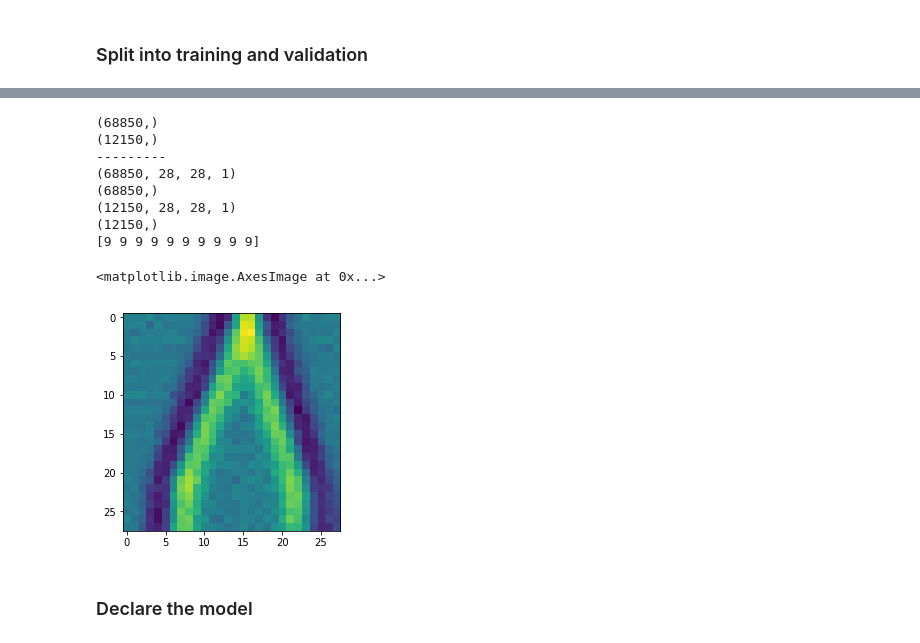
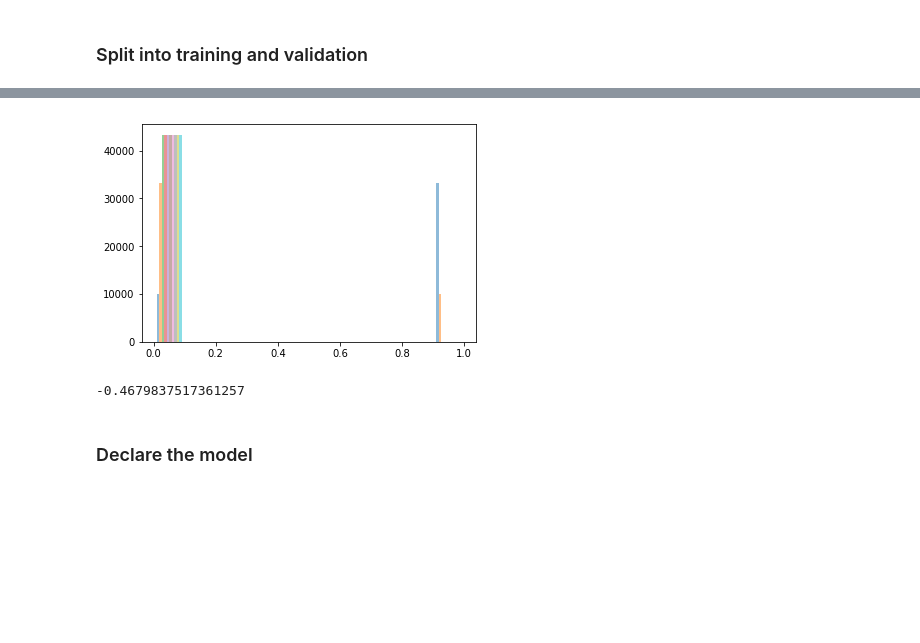
Before and after one commit to adifatol/BIQA, a Jupyter notebook: convNetwork.ipynb, the cells around one changed output, grey strips where cells are left out. Cells and saved outputs as stored; diff of their text form; code cells hidden in the pictures; blank space fills up the shorter version.

```diff
--- a/convNetwork.ipynb
+++ b/convNetwork.ipynb
@@ -162,10 +176,6 @@ Requirement already satisfied: tqdm in /usr/local/lib/python3.6/dist-packages (4
 from skimage.measure import compare_ssim
 from skimage.util.shape import view_as_windows
 from tqdm import tqdm
-
-WH=28
-WINDOW_SHAPE = (WH,WH,3)
-PATCH_COUNT = 324 #TODO this should be automated somehow
 
 def plot_patches(patches):
   w=10
@@ -369,13 +373,23 @@ filtered_02 = all_filtered_patches(all_patches, 0.2)
 ### Split into training and validation
 # %%
 from sklearn.model_selection import train_test_split
+from tensorflow import keras
 
 # Split the data
 x_train, x_valid, y_train, y_valid = train_test_split(np.array(filtered_02), np.array(all_scores), test_size=0.15, shuffle= False)
 
+
+num_classes = 10
+y_train_c = keras.utils.to_categorical(y_train, num_classes)
+y_valid_c = keras.utils.to_categorical(y_valid, num_classes)
+
 print("\ntrain:")
 print(np.array(x_train).shape)
 print(np.array(y_train).shape)
+
+print("\n y categorical:")
+print(np.array(y_train_c).shape)
+print(np.array(y_valid_c).shape)
 
 print("\nvalidation:")
 print(np.array(x_valid).shape)
@@ -399,54 +417,53 @@ Total:
 # %%
-# y_train_oh = np.eye(10)[(y_train*L).astype(int)] # L - The Score Levels used in QAC
-# y_valid_oh = np.eye(10)[(y_valid*L).astype(int)] # L - The Score Levels used in QAC
+# # y_train_oh = np.eye(10)[(y_train*L).astype(int)] # L - The Score Levels used in QAC
+# # y_valid_oh = np.eye(10)[(y_valid*L).astype(int)] # L - The Score Levels used in QAC
+
+# # y_train_oh = (y_train*L).astype(int)
+# # y_valid_oh = (y_valid*L).astype(int)
+
+# # y_train_oh = y_train
+# # y_valid_oh = y_valid
 
 # y_train_oh = (y_train*L).astype(int)
 # y_valid_oh = (y_valid*L).astype(int)
 
-# y_train_oh = y_train
-# y_valid_oh = y_valid
 
-y_train_oh = (y_train*L).astype(int)
-y_valid_oh = (y_valid*L).astype(int)
+# # plt.plot(y_train[:10])
+
+# print(y_train_oh.shape)
+# print(y_valid_oh.shape)
+# print("---------")
+# print(x_train.shape)
+# print(y_train_oh.shape)
+# print(x_valid.shape)
+# print(y_valid_oh.shape)
+# print(y_train_oh[:10])
 
 
-# plt.plot(y_train[:10])
-
-print(y_train_oh.shape)
-print(y_valid_oh.shape)
-print("---------")
-print(x_train.shape)
-print(y_train_oh.shape)
-print(x_valid.shape)
-print(y_valid_oh.shape)
-print(y_train_oh[:10])
-
-
-img = np.squeeze(x_train[972]) # 0, 324, 648, 972
-plt.imshow(img)
+# img = np.squeeze(x_train[972]) # 0, 324, 648, 972
+# plt.imshow(img)
-# %% [output]
-(68850,)
-(12150,)
----------
-(68850, 28, 28, 1)
-(68850,)
-(12150, 28, 28, 1)
-(12150,)
-[9 9 9 9 9 9 9 9 9 9]
-<matplotlib.image.AxesImage at 0x...>
-[figure, removed]
 # %%
 # import tensorflow as tf
 
 # (x_train, y_train), (x_valid, y_valid) = tf.keras.datasets.fashion_mnist.load_data()
 # print(x_train.shape)
 
 # x_train = np.expand_dims(x_train, -1)
 # x_valid = np.expand_dims(x_valid, -1)
 
 # print(x_train.shape)
 # print(y_train.shape)
 # print(y_valid.shape)
+
+# plt.hist(y_train_c, alpha=0.5)
+plt.hist(y_valid_c, alpha=0.5)
+plt.show()
+# %% [output]
+[figure, added]
+# %%
+min(y_train)
+# %% [output]
+-0.4679837517361257
 # %% [markdown]
 ### Declare the model
 # %%
```
Also changed, not shown: parts of 16 cells of this notebook.
